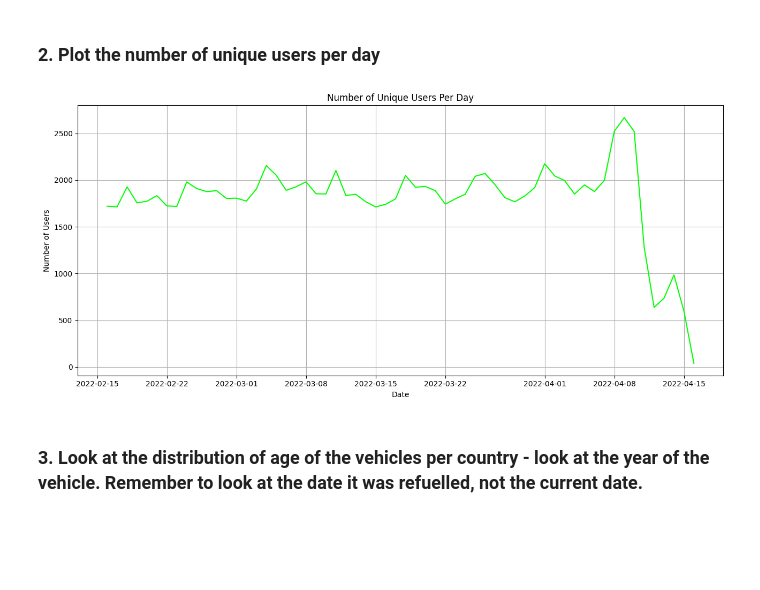
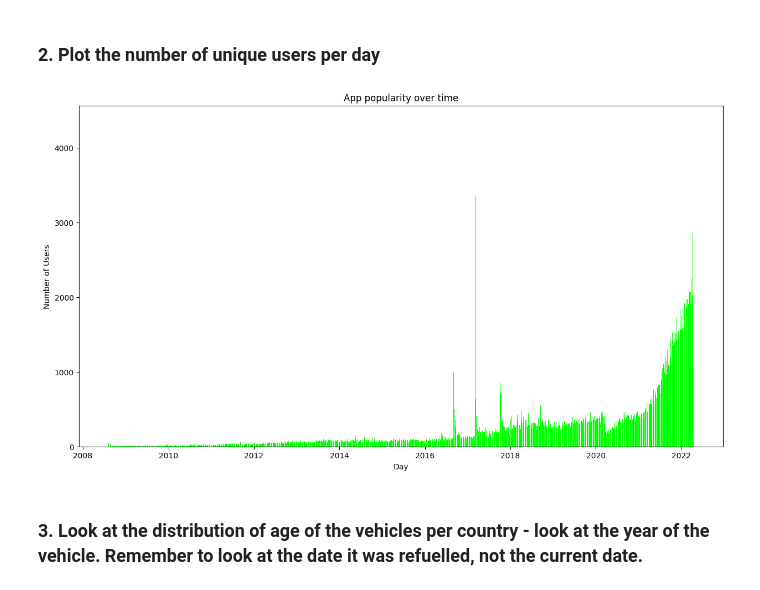
Before and after one commit to SeanMz28/IDVE_assignment1, a Jupyter notebook: assignment1.ipynb, the cells around one changed output. Drawn from its saved outputs; the diff is of its cells as text; code cells hidden in the pictures; blank space fills up the shorter version.

```diff
--- a/assignment1.ipynb
+++ b/assignment1.ipynb
@@ -631,23 +631,21 @@ plt.show()
 # %% [markdown]
 ### 2. Plot the number of unique users per day
 # %%
-#restrict data to one month back, as dates go back 10+ years!
+# use date captured as that is the date the app was used by a user
 df['date_captured'] = pd.to_datetime(df['date_captured'], errors='coerce')
-df_last_month = df[df['date_captured'] >= df['date_captured'].max() - pd.offsets.DateOffset(months=2)] #filter data to the past 2 months
 
-#plotting line graph
-unique_users_per_day = df_last_month.groupby(df_last_month['date_captured'].dt.date)['user_url'].nunique()
+count = df.groupby('date_captured')['user_id'].count()
+count = pd.DataFrame(count)
 
-plt.figure(figsize=(13, 6))
-unique_users_per_day.plot(kind='line', color='lime')
-plt.title('Number of Unique Users Per Day')
-plt.xlabel('Date')
-plt.ylabel('Number of Users')
-plt.grid()
-plt.tight_layout()
+# plotting
+fig = plt.figure(figsize = (15, 8))
+plt.bar(count.index, count['user_id'], color ='lime')
+plt.xlabel("Day")
+plt.ylabel("Number of Users")
+plt.title("App popularity over time")
 plt.show()
 # %% [output]
-[figure, old version]
+[figure, new version]
 # %% [markdown]
 ### 3. Look at the distribution of age of the vehicles per country - look at the year of the vehicle. Remember to look at the date it was refuelled, not the current date.
 # %%
```
Also changed, not shown: parts of 26 cells of this notebook.
